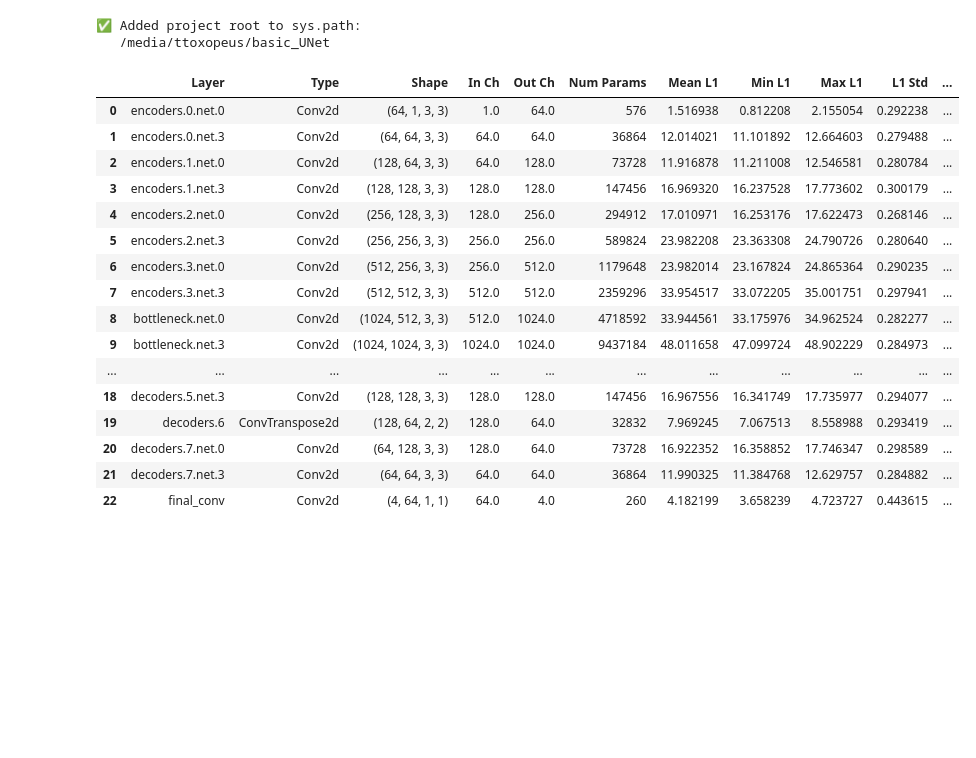
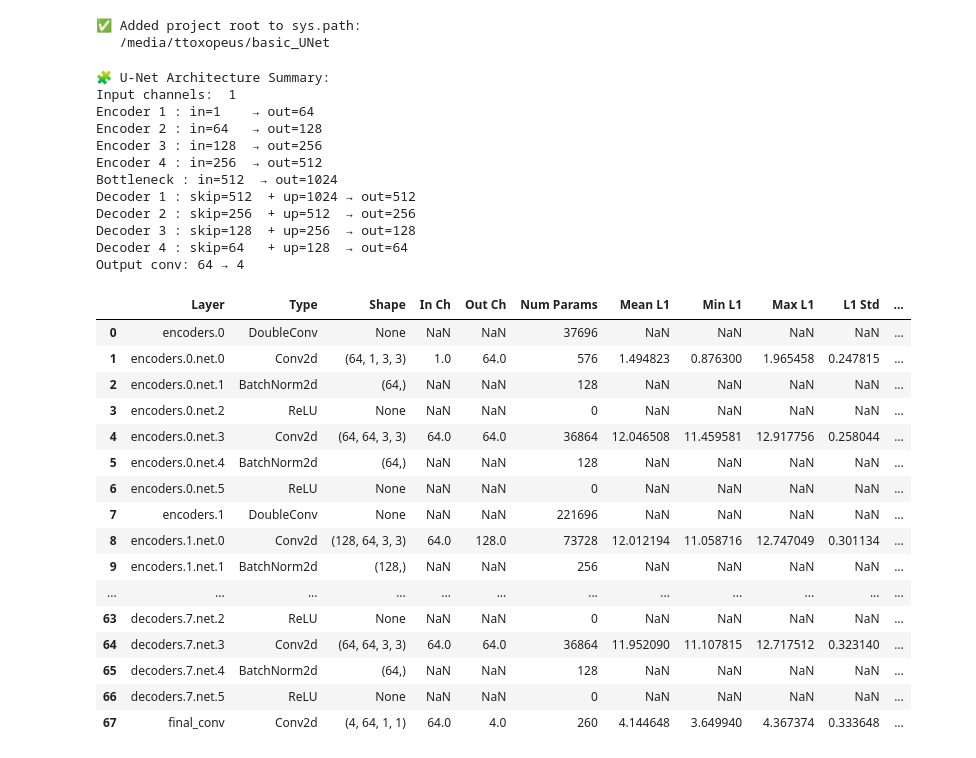
Before and after one commit to TijmenToxopeus/basic_UNet, a Jupyter notebook: src/pruning/pruning_notebook.ipynb, the cells around one changed output. Drawn from its saved outputs; the diff is of its cells as text; code cells hidden in the pictures; blank space fills up the shorter version.

```diff
--- a/src/pruning/pruning_notebook.ipynb
+++ b/src/pruning/pruning_notebook.ipynb
@@ -20,27 +21,40 @@ from src.pruning.rebuild import rebuild_pruned_unet, find_prev_conv_name
    /media/ttoxopeus/basic_UNet
 # %%
 # Create baseline model
-model = UNet(in_ch=1, out_ch=4, features=[64, 128, 256, 512])
+model = UNet(in_ch=1, out_ch=4, enc_features=[64, 128, 256, 512])
 df = model_to_dataframe_with_l1(model)
+pd.set_option('display.max_rows', None)
 display(df)
 # %% [output]
+🧩 U-Net Architecture Summary:
+Input channels:  1
+Encoder 1 : in=1    → out=64
+Encoder 2 : in=64   → out=128
+Encoder 3 : in=128  → out=256
+Encoder 4 : in=256  → out=512
+Bottleneck : in=512  → out=1024
+Decoder 1 : skip=512  + up=1024 → out=512
+Decoder 2 : skip=256  + up=512  → out=256
+Decoder 3 : skip=128  + up=256  → out=128
+Decoder 4 : skip=64   + up=128  → out=64
+Output conv: 64 → 4
 |  | Layer | Type | Shape | In Ch | Out Ch | Num Params | Mean L1 | Min L1 | Max L1 | L1 Std | ... |
-| 0 | encoders.0.net.0 | Conv2d | (64, 1, 3, 3) | 1.0 | 64.0 | 576 | 1.516938 | 0.812208 | 2.155054 | 0.292238 | ... |
-| 1 | encoders.0.net.3 | Conv2d | (64, 64, 3, 3) | 64.0 | 64.0 | 36864 | 12.014021 | 11.101892 | 12.664603 | 0.279488 | ... |
-| 2 | encoders.1.net.0 | Conv2d | (128, 64, 3, 3) | 64.0 | 128.0 | 73728 | 11.916878 | 11.211008 | 12.546581 | 0.280784 | ... |
-| 3 | encoders.1.net.3 | Conv2d | (128, 128, 3, 3) | 128.0 | 128.0 | 147456 | 16.969320 | 16.237528 | 17.773602 | 0.300179 | ... |
-| 4 | encoders.2.net.0 | Conv2d | (256, 128, 3, 3) | 128.0 | 256.0 | 294912 | 17.010971 | 16.253176 | 17.622473 | 0.268146 | ... |
-| 5 | encoders.2.net.3 | Conv2d | (256, 256, 3, 3) | 256.0 | 256.0 | 589824 | 23.982208 | 23.363308 | 24.790726 | 0.280640 | ... |
-| 6 | encoders.3.net.0 | Conv2d | (512, 256, 3, 3) | 256.0 | 512.0 | 1179648 | 23.982014 | 23.167824 | 24.865364 | 0.290235 | ... |
-| 7 | encoders.3.net.3 | Conv2d | (512, 512, 3, 3) | 512.0 | 512.0 | 2359296 | 33.954517 | 33.072205 | 35.001751 | 0.297941 | ... |
-| 8 | bottleneck.net.0 | Conv2d | (1024, 512, 3, 3) | 512.0 | 1024.0 | 4718592 | 33.944561 | 33.175976 | 34.962524 | 0.282277 | ... |
-| 9 | bottleneck.net.3 | Conv2d | (1024, 1024, 3, 3) | 1024.0 | 1024.0 | 9437184 | 48.011658 | 47.099724 | 48.902229 | 0.284973 | ... |
+| 0 | encoders.0 | DoubleConv | None | NaN | NaN | 37696 | NaN | NaN | NaN | NaN | ... |
+| 1 | encoders.0.net.0 | Conv2d | (64, 1, 3, 3) | 1.0 | 64.0 | 576 | 1.494823 | 0.876300 | 1.965458 | 0.247815 | ... |
+| 2 | encoders.0.net.1 | BatchNorm2d | (64,) | NaN | NaN | 128 | NaN | NaN | NaN | NaN | ... |
+| 3 | encoders.0.net.2 | ReLU | None | NaN | NaN | 0 | NaN | NaN | NaN | NaN | ... |
+| 4 | encoders.0.net.3 | Conv2d | (64, 64, 3, 3) | 64.0 | 64.0 | 36864 | 12.046508 | 11.459581 | 12.917756 | 0.258044 | ... |
+| 5 | encoders.0.net.4 | BatchNorm2d | (64,) | NaN | NaN | 128 | NaN | NaN | NaN | NaN | ... |
+| 6 | encoders.0.net.5 | ReLU | None | NaN | NaN | 0 | NaN | NaN | NaN | NaN | ... |
+| 7 | encoders.1 | DoubleConv | None | NaN | NaN | 221696 | NaN | NaN | NaN | NaN | ... |
+| 8 | encoders.1.net.0 | Conv2d | (128, 64, 3, 3) | 64.0 | 128.0 | 73728 | 12.012194 | 11.058716 | 12.747049 | 0.301134 | ... |
+| 9 | encoders.1.net.1 | BatchNorm2d | (128,) | NaN | NaN | 256 | NaN | NaN | NaN | NaN | ... |
 | ... | ... | ... | ... | ... | ... | ... | ... | ... | ... | ... | ... |
-| 18 | decoders.5.net.3 | Conv2d | (128, 128, 3, 3) | 128.0 | 128.0 | 147456 | 16.967556 | 16.341749 | 17.735977 | 0.294077 | ... |
-| 19 | decoders.6 | ConvTranspose2d | (128, 64, 2, 2) | 128.0 | 64.0 | 32832 | 7.969245 | 7.067513 | 8.558988 | 0.293419 | ... |
-| 20 | decoders.7.net.0 | Conv2d | (64, 128, 3, 3) | 128.0 | 64.0 | 73728 | 16.922352 | 16.358852 | 17.746347 | 0.298589 | ... |
-| 21 | decoders.7.net.3 | Conv2d | (64, 64, 3, 3) | 64.0 | 64.0 | 36864 | 11.990325 | 11.384768 | 12.629757 | 0.284882 | ... |
-| 22 | final_conv | Conv2d | (4, 64, 1, 1) | 64.0 | 4.0 | 260 | 4.182199 | 3.658239 | 4.723727 | 0.443615 | ... |
+| 63 | decoders.7.net.2 | ReLU | None | NaN | NaN | 0 | NaN | NaN | NaN | NaN | ... |
+| 64 | decoders.7.net.3 | Conv2d | (64, 64, 3, 3) | 64.0 | 64.0 | 36864 | 11.952090 | 11.107815 | 12.717512 | 0.323140 | ... |
+| 65 | decoders.7.net.4 | BatchNorm2d | (64,) | NaN | NaN | 128 | NaN | NaN | NaN | NaN | ... |
+| 66 | decoders.7.net.5 | ReLU | None | NaN | NaN | 0 | NaN | NaN | NaN | NaN | ... |
+| 67 | final_conv | Conv2d | (4, 64, 1, 1) | 64.0 | 4.0 | 260 | 4.144648 | 3.649940 | 4.367374 | 0.333648 | ... |
 # %%
 ratio = 0.25
 
```
Also changed, not shown: parts of 5 cells of this notebook, 5 other files.
